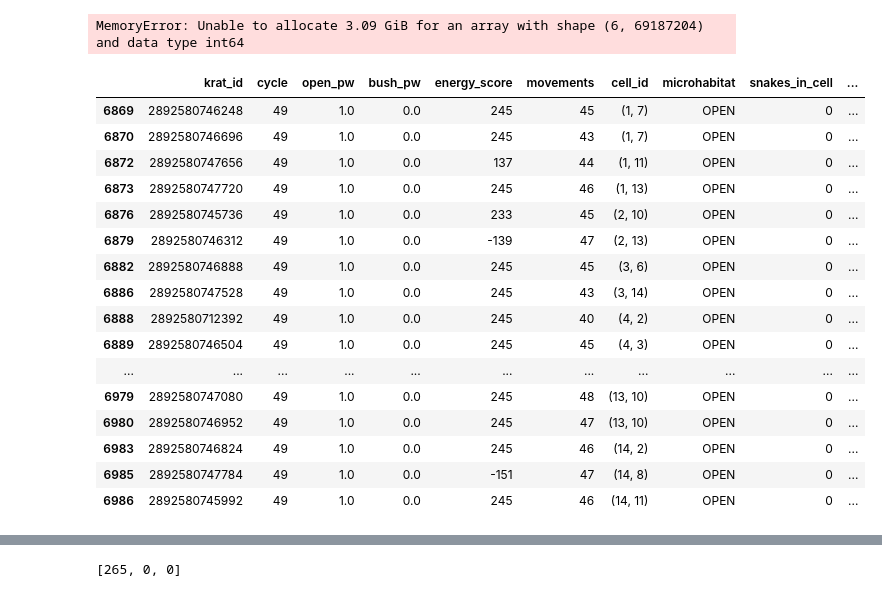
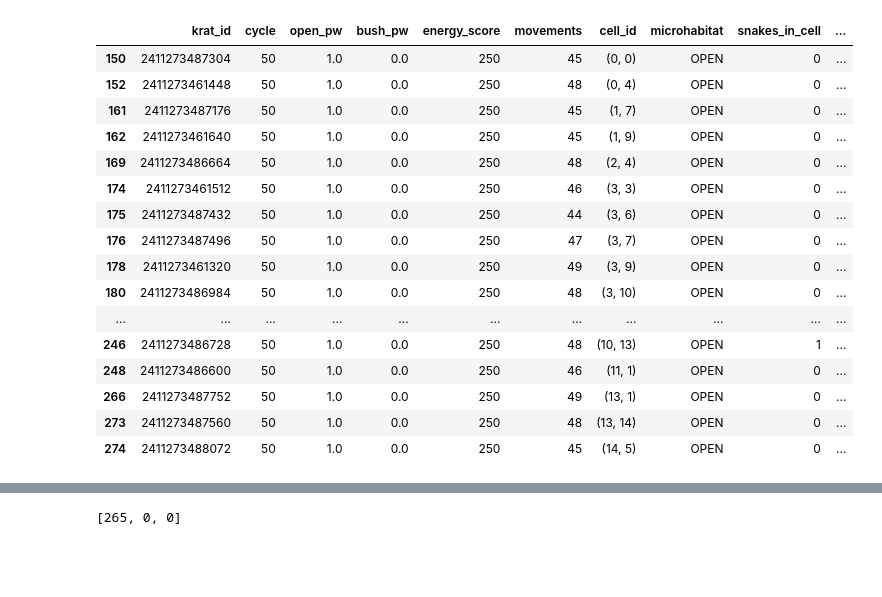
Before and after one commit to michaelremington2/uumarrty, a Jupyter notebook: ecosystem_sim/SimPostDataAnalysis.ipynb, the cells around one changed output, grey strips where cells are left out. Cells and saved outputs as stored; diff of their text form; code cells hidden in the pictures; blank space fills up the shorter version.

Commit message:
fixed bug that didn't allow me to sample data

```diff
--- a/ecosystem_sim/SimPostDataAnalysis.ipynb
+++ b/ecosystem_sim/SimPostDataAnalysis.ipynb
@@ -8,5 +8,5 @@ snakedata=pd.read_csv('snake_energy_equal.csv',header=None)
 snakedata.columns = ['snake_id', 'cycle','open_pw','bush_pw','energy_score','movements','cell_id','microhabitat','krats_in_cell','owls_in_cell']
 #kratdata.sort_values(by=['owls_in_cell'], ascending=False).head(20)
 #snakedata.head().sort_values(by=['owls_in_cell'], ascending=False)
+def rgb_to_hex(rgb):
+    return '#%02x%02x%02x' % rgb
-# %% [output]
-MemoryError: Unable to allocate 3.09 GiB for an array with shape (6, 69187204) and data type int64
@@ -16,28 +13,28 @@ def rgb_to_hex(rgb):
 # %%
 ## Krat individual check
 #kratdata.head()
 # idoi = 2267458398536
 ktemp = kratdata[kratdata['bush_pw']==0]
-ktemp = ktemp[ktemp['cycle']==49]
+ktemp = ktemp[ktemp['cycle']==50]
 ktemp.head(55)
 # %% [output]
 |  | krat_id | cycle | open_pw | bush_pw | energy_score | movements | cell_id | microhabitat | snakes_in_cell | ... |
-| 6869 | 2892580746248 | 49 | 1.0 | 0.0 | 245 | 45 | (1, 7) | OPEN | 0 | ... |
-| 6870 | 2892580746696 | 49 | 1.0 | 0.0 | 245 | 43 | (1, 7) | OPEN | 0 | ... |
-| 6872 | 2892580747656 | 49 | 1.0 | 0.0 | 137 | 44 | (1, 11) | OPEN | 0 | ... |
-| 6873 | 2892580747720 | 49 | 1.0 | 0.0 | 245 | 46 | (1, 13) | OPEN | 0 | ... |
-| 6876 | 2892580745736 | 49 | 1.0 | 0.0 | 233 | 45 | (2, 10) | OPEN | 0 | ... |
-| 6879 | 2892580746312 | 49 | 1.0 | 0.0 | -139 | 47 | (2, 13) | OPEN | 0 | ... |
-| 6882 | 2892580746888 | 49 | 1.0 | 0.0 | 245 | 45 | (3, 6) | OPEN | 0 | ... |
-| 6886 | 2892580747528 | 49 | 1.0 | 0.0 | 245 | 43 | (3, 14) | OPEN | 0 | ... |
-| 6888 | 2892580712392 | 49 | 1.0 | 0.0 | 245 | 40 | (4, 2) | OPEN | 0 | ... |
-| 6889 | 2892580746504 | 49 | 1.0 | 0.0 | 245 | 45 | (4, 3) | OPEN | 0 | ... |
+| 150 | 2411273487304 | 50 | 1.0 | 0.0 | 250 | 45 | (0, 0) | OPEN | 0 | ... |
+| 152 | 2411273461448 | 50 | 1.0 | 0.0 | 250 | 48 | (0, 4) | OPEN | 0 | ... |
+| 161 | 2411273487176 | 50 | 1.0 | 0.0 | 250 | 45 | (1, 7) | OPEN | 0 | ... |
+| 162 | 2411273461640 | 50 | 1.0 | 0.0 | 250 | 45 | (1, 9) | OPEN | 0 | ... |
+| 169 | 2411273486664 | 50 | 1.0 | 0.0 | 250 | 48 | (2, 4) | OPEN | 0 | ... |
+| 174 | 2411273461512 | 50 | 1.0 | 0.0 | 250 | 46 | (3, 3) | OPEN | 0 | ... |
+| 175 | 2411273487432 | 50 | 1.0 | 0.0 | 250 | 44 | (3, 6) | OPEN | 0 | ... |
+| 176 | 2411273487496 | 50 | 1.0 | 0.0 | 250 | 47 | (3, 7) | OPEN | 0 | ... |
+| 178 | 2411273461320 | 50 | 1.0 | 0.0 | 250 | 49 | (3, 9) | OPEN | 0 | ... |
+| 180 | 2411273486984 | 50 | 1.0 | 0.0 | 250 | 48 | (3, 10) | OPEN | 0 | ... |
 | ... | ... | ... | ... | ... | ... | ... | ... | ... | ... | ... |
-| 6979 | 2892580747080 | 49 | 1.0 | 0.0 | 245 | 48 | (13, 10) | OPEN | 0 | ... |
-| 6980 | 2892580746952 | 49 | 1.0 | 0.0 | 245 | 47 | (13, 10) | OPEN | 0 | ... |
-| 6983 | 2892580746824 | 49 | 1.0 | 0.0 | 245 | 46 | (14, 2) | OPEN | 0 | ... |
-| 6985 | 2892580747784 | 49 | 1.0 | 0.0 | -151 | 47 | (14, 8) | OPEN | 0 | ... |
-| 6986 | 2892580745992 | 49 | 1.0 | 0.0 | 245 | 46 | (14, 11) | OPEN | 0 | ... |
+| 246 | 2411273486728 | 50 | 1.0 | 0.0 | 250 | 48 | (10, 13) | OPEN | 1 | ... |
+| 248 | 2411273486600 | 50 | 1.0 | 0.0 | 250 | 46 | (11, 1) | OPEN | 0 | ... |
+| 266 | 2411273487752 | 50 | 1.0 | 0.0 | 250 | 49 | (13, 1) | OPEN | 0 | ... |
+| 273 | 2411273487560 | 50 | 1.0 | 0.0 | 250 | 48 | (13, 14) | OPEN | 0 | ... |
+| 274 | 2411273488072 | 50 | 1.0 | 0.0 | 250 | 45 | (14, 5) | OPEN | 0 | ... |
 # %%
 ## snake individual check
 idoi = 2125413594440
```
Also changed, not shown: parts of 8 cells of this notebook, 3 other files.
